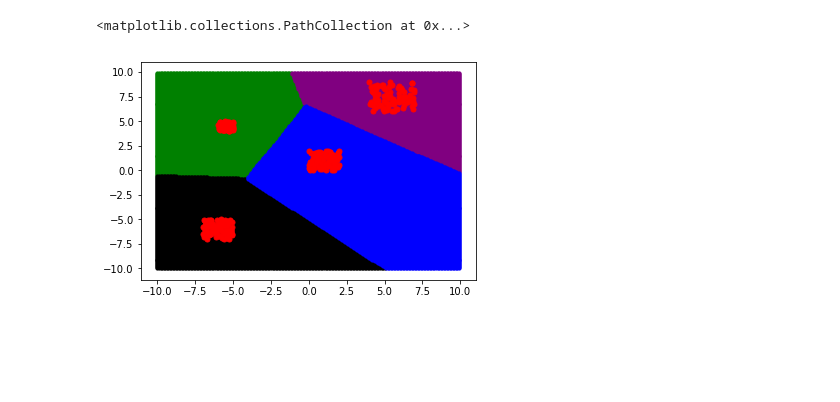
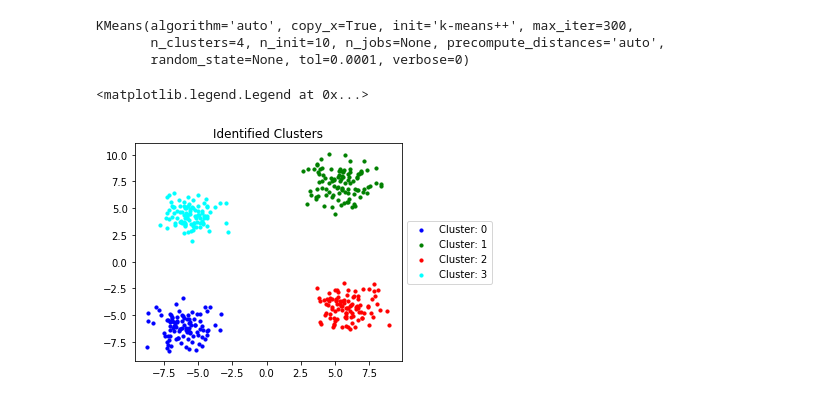
Before and after one commit to Russel-Mendes/Neuro-Lab, a Jupyter notebook: Notes/K-Means Clustering.ipynb, the cells around one changed output. Saved outputs shown, nothing was run; the diff lists cells and outputs as text; code cells hidden in the pictures; blank space fills up the shorter version.

```diff
--- a/Notes/K-Means Clustering.ipynb
+++ b/Notes/K-Means Clustering.ipynb
@@ -26,6 +219,7 @@ x3 = np.array([[i[0]+3, i[1]+5] for i in x3])
 # %%
-data_whole = np.zeros((400,2))
-data_whole[0:100, :] = x0
-data_whole[100:200, :] = x1
-data_whole[200:300, :] = x2
-data_whole[300:400, :] = x3
+#Creating a data array
+noisy_data_array = np.zeros((400,2))
+noisy_data_array[0:100, :] = noisy_cluster_1
+noisy_data_array[100:200, :] = noisy_cluster_2
+noisy_data_array[200:300, :] = noisy_cluster_3
+noisy_data_array[300:400, :] = noisy_cluster_4
@@ -107,14 +226,47 @@ color_3y = [i[1] for i in color_3]
-# %%
-plt.scatter(color_0x, color_0y, s = 10, color='g')
-plt.scatter(color_1x, color_1y, s = 10, color='purple')
-plt.scatter(color_2x, color_2y, s = 10, color='k')
-plt.scatter(color_3x, color_3y, s = 10, color='b')
-plt.scatter(data_whole[ : , 0], data_whole[ :, 1], s = 25, color='r')
-#Note:
-#The green region belongs to x0 cluster
-#The black region belongs to x1 cluster
-#The blue region belongs to x2 cluster
-#The purple region belong to x3 clluster
-# %% [output]
-<matplotlib.collections.PathCollection at 0x...>
-[figure, removed]
+# %%
+#Scaling the data
+scaler = StandardScaler()
+data_scaled = scaler.fit_transform(noisy_data_array)
+# %%
+# Param Example
+k_clusters = 4
+Kmean = KMeans(n_clusters=k_clusters)
+Kmean.fit(data_scaled)
+# %% [output]
+KMeans(algorithm='auto', copy_x=True, init='k-means++', max_iter=300,
+       n_clusters=4, n_init=10, n_jobs=None, precompute_distances='auto',
+       random_state=None, tol=0.0001, verbose=0)
+# %%
+colored_cluster_array = []
+for point in noisy_data_array:
+    ans = Kmean.predict(point.reshape(1,-1))
+    colored_cluster_array.append([point, ans.tolist()])
+
+color_suite = []
+for e in range(k_clusters):
+    color_e = [i[0].tolist() for i in colored_cluster_array if i[1][0] == e ]
+    color_ex = [i[0] for i in color_e]
+    color_ey = [i[1] for i in color_e]
+    color_suite.append([color_ex, color_ey])
+
+fig, ax = plt.subplots()
+title = "Identified Clusters"
+ax.set_title(title)
+color_list = ['blue', 'green', 'red', 'cyan', 'magenta', 'yellow', 'black', 'white']
+legend_list = []
+cluster_list = []
+i = 0
+for point_array in color_suite:
+    leg = ax.scatter(point_array[0], point_array[1], s = 10, color=color_list[i])
+    legend_list.append(leg)
+    cluster_list.append('Cluster: ' + str(i))
+    i+=1
+# Shrink current axis by 20%
+box = ax.get_position()
+ax.set_position([box.x0, box.y0, box.width * 0.8, box.height])
+
+# Put a legend to the right of the current axis
+ax.legend(legend_list, cluster_list, loc='center left', bbox_to_anchor=(1, 0.5))
+# %% [output]
+<matplotlib.legend.Legend at 0x...>
+[figure, added]
```
Also changed, not shown: parts of 23 cells of this notebook, 4 other files.
